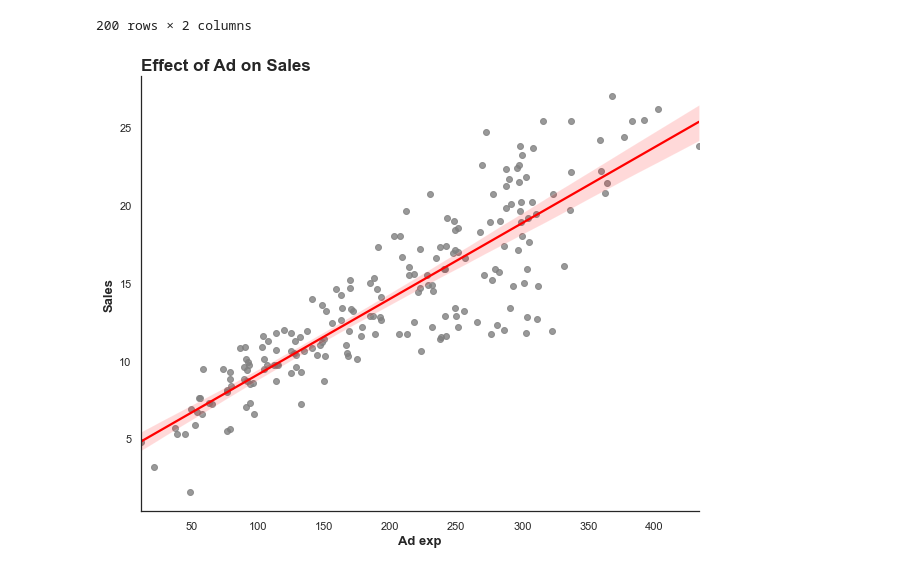
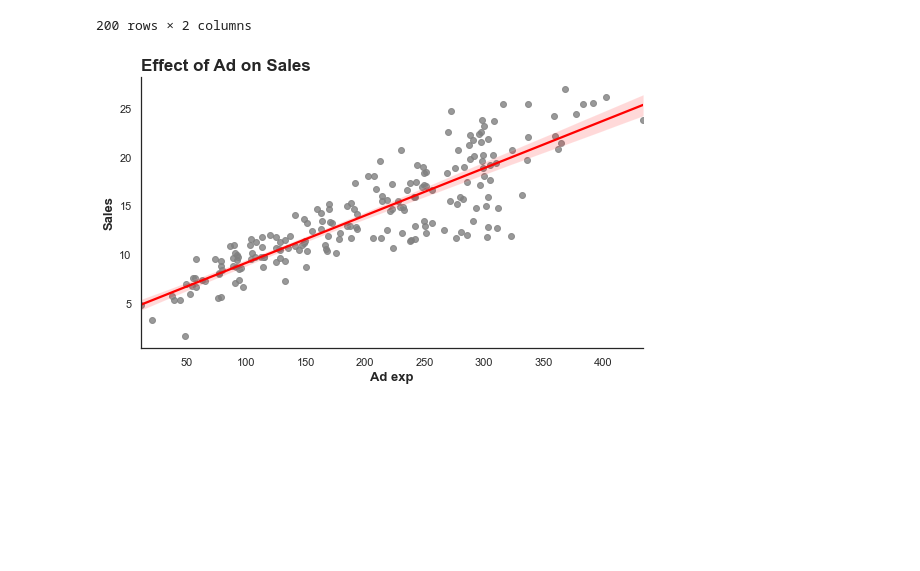
Before and after one commit to arl9kin/Python_data, a Jupyter notebook: viz/scatter_with_trend.ipynb, the cells around one changed output. Cells and saved outputs as stored; diff of their text form; code cells hidden in the pictures; blank space fills up the shorter version.

Commit message:
change size of plots

```diff
--- a/viz/scatter_with_trend.ipynb
+++ b/viz/scatter_with_trend.ipynb
@@ -22,20 +22,20 @@ df
 200 rows × 2 columns
 # %%
 sns.set_style ('white')
-plt.figure (figsize =(10,8))
+plt.figure (figsize =(9,5))
 
 sns.regplot(x = 'Budget',
            y = 'Sales',
            data = df,
            color = 'grey',
            line_kws = {'color':'red'})
 plt.xlabel("Ad exp", fontsize = 13, fontweight = 'bold')
 plt.ylabel("Sales", fontsize = 13, fontweight = 'bold')
 plt.title ("Effect of Ad on Sales", fontsize = 17, fontweight = 'bold', loc = 'left')
 sns.despine()
 plt.show()
 # %% [output]
-[figure, old version]
+[figure, new version]
 # %%
 sns.set_style ('white')
 
```
Also changed, not shown: parts of 1 cell of this notebook.
